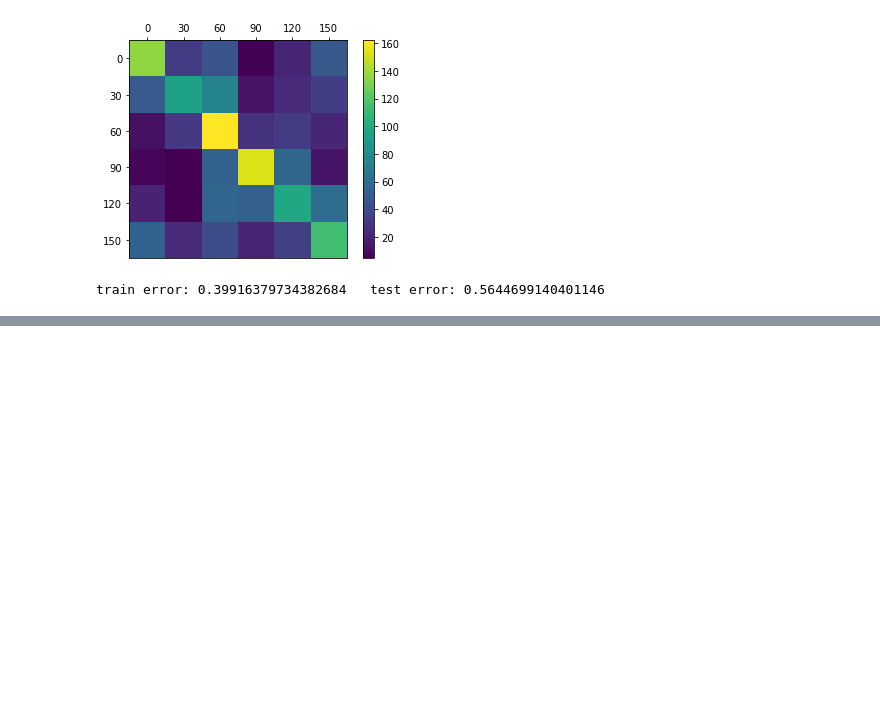
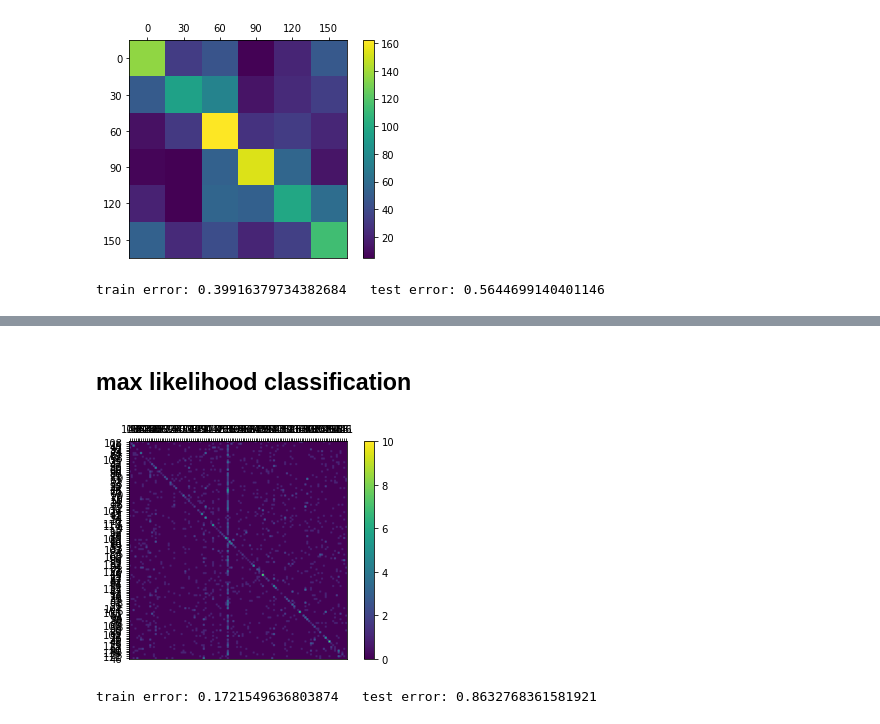
Before and after one commit to AlexTMallen/spectral-spectrum-sparse-analysis, a Jupyter notebook: allenSDK/visual_coding.ipynb, the cells around one changed output, grey strips where cells are left out. Saved outputs shown, nothing was run; the diff lists cells and outputs as text; code cells hidden in the pictures; blank space fills up the shorter version.

```diff
--- a/allenSDK/visual_coding.ipynb
+++ b/allenSDK/visual_coding.ipynb
@@ -490,0 +619,8 @@ train error: 0.39916379734382684   test error: 0.5644699140401146
+# %% [markdown]
+## max likelihood classification
+# %%
+train_err, err = max_likelihood_evaluate(Xc_train, Xc_test, labels, train_idxs, test_idxs, avgs, stds, label_set)
+print("train error:", train_err, "  test error:", err)
+# %% [output]
+[figure, added]
+train error: 0.1721549636803874   test error: 0.8632768361581921
```
Also changed, not shown: parts of 26 cells of this notebook.
